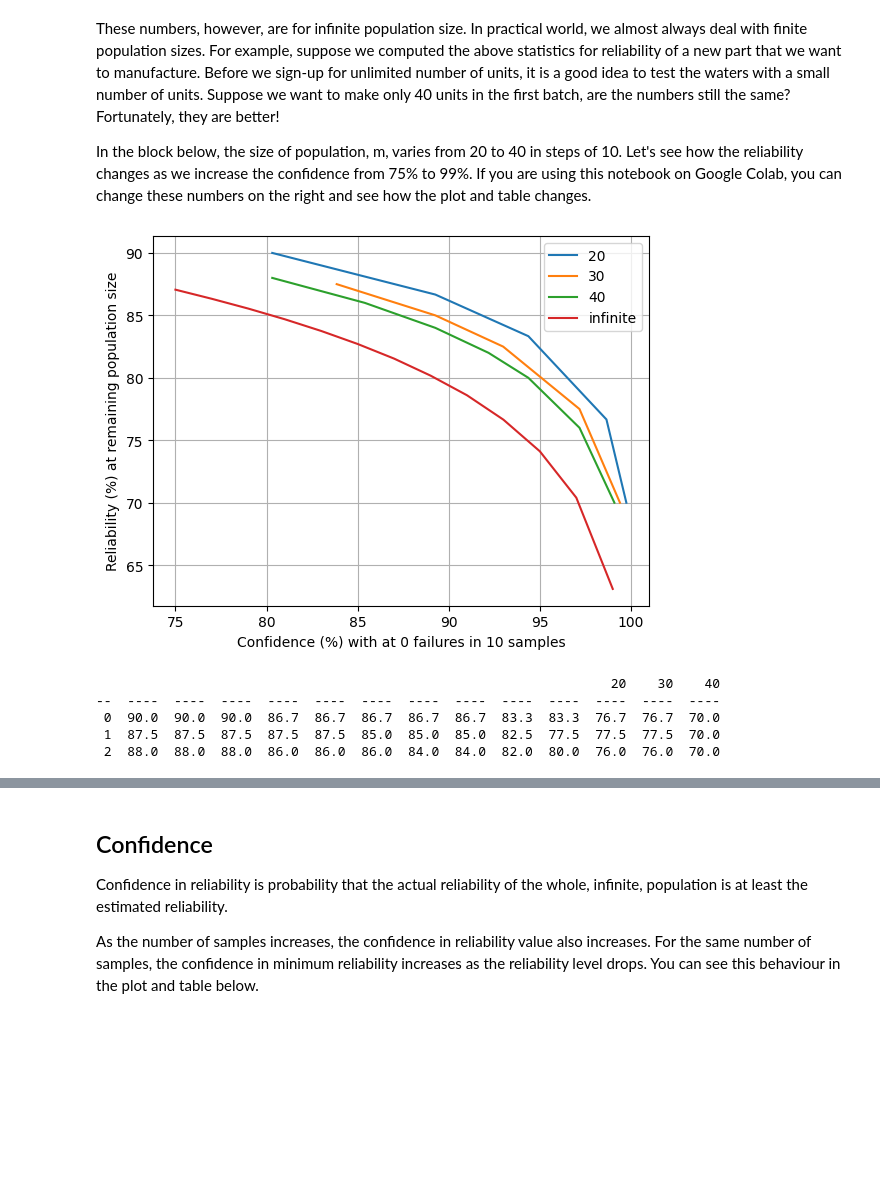
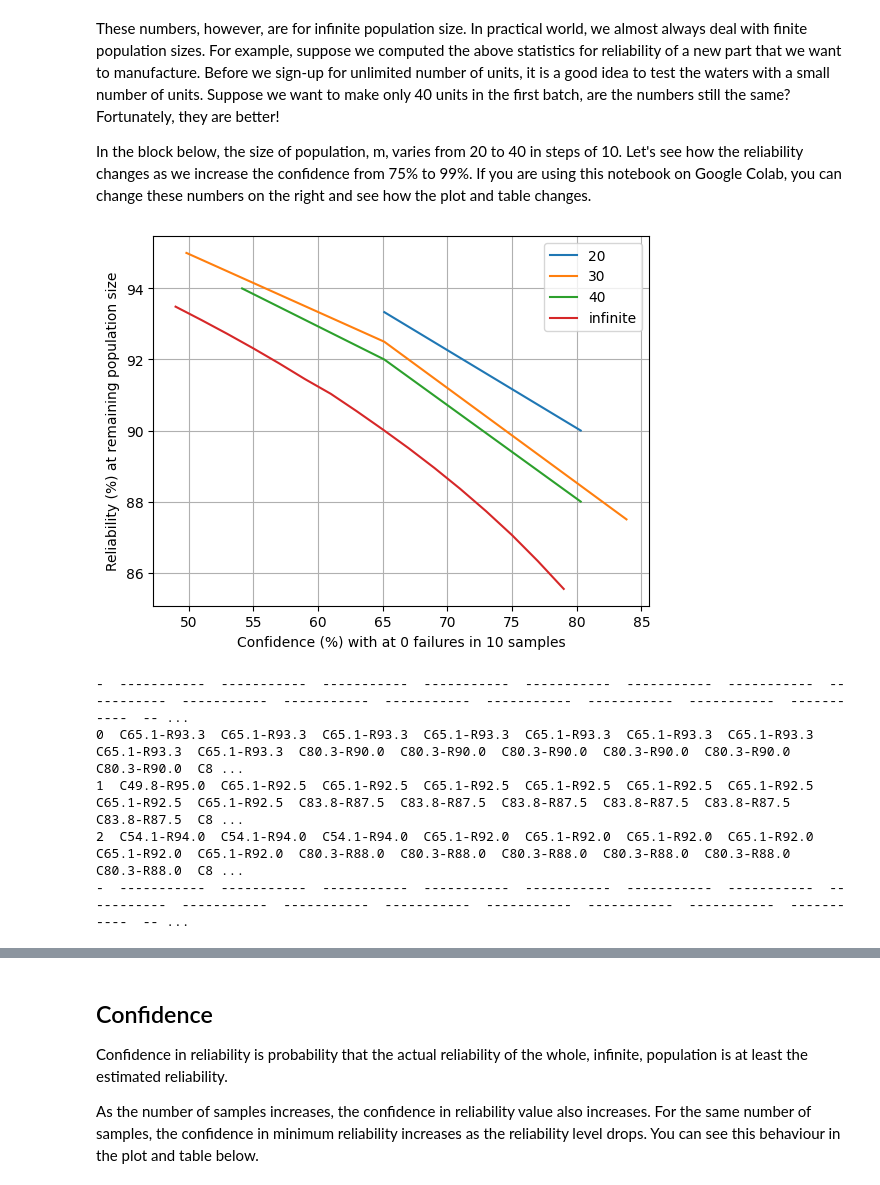
Before and after one commit to sanjaymjoshi/relistats_notebook, a Jupyter notebook: relistats_binomial_finite.ipynb, the cells around one changed output, grey strips where cells are left out. Cells and saved outputs as stored; diff of their text form; code cells hidden in the pictures; blank space fills up the shorter version.

```diff
--- a/relistats_binomial_finite.ipynb
+++ b/relistats_binomial_finite.ipynb
@@ -60,44 +60,45 @@ m_start = 20 #@param {type:"integer"}
 m_end = 40 #@param {type:"integer"}
 m_step = 10 #@param {type:"integer"}
 
-c_start = 75 #@param {type:"integer"}
-c_end = 99 #@param {type:"integer"}
+c_start = 49 #@param {type:"integer"}
+c_end = 79 #@param {type:"integer"}
 c_step = 2 #@param {type:"integer"}
 
 all_m = list(range(m_start, m_end+m_step, m_step))
 all_c = range(c_start, c_end+c_step, c_step)
 
-all_r = []
+all_rc = []
 
 for m in all_m:
   rr = []
   cc = []
   for c in all_c:
     r, c2 = reli_fin(n, f, c/100, m)
     cc.append(c2*100)
     rr.append(r*100)
+
   plot_label = m
   plt.plot(cc, rr, label=plot_label)
-  all_r.append(rr)
+  all_rc.append([f"C{c:.1f}-R{r:.1f}" for c, r in zip(cc,rr)])
 
 # Infinite samples
 rr_inf = [reliability(n,f,c/100)*100 for c in all_c]
 plt.plot(all_c, rr_inf, label="infinite")
 plt.ylabel('Reliability (%) at remaining population size')
 plt.xlabel(f'Confidence (%) with at {f} failures in {n} samples')
 plt.legend()
 plt.grid()
 plt.show()
 
 # Doesn't make sense to print table of confidence and reliability in this block
-# print(tabulate(all_r, headers=all_m, tablefmt=table_format, floatfmt=".1f", showindex="always"))
+print(tabulate(all_rc, tablefmt=table_format, floatfmt=".1f", showindex="always"))
 # %% [output]
-[figure, old version]
+[figure, new version]
-                                                                  20    30    40
---  ----  ----  ----  ----  ----  ----  ----  ----  ----  ----  ----  ----  ----
- 0  90.0  90.0  90.0  86.7  86.7  86.7  86.7  86.7  83.3  83.3  76.7  76.7  70.0
- 1  87.5  87.5  87.5  87.5  87.5  85.0  85.0  85.0  82.5  77.5  77.5  77.5  70.0
- 2  88.0  88.0  88.0  86.0  86.0  86.0  84.0  84.0  82.0  80.0  76.0  76.0  70.0
+-  -----------  -----------  -----------  -----------  -----------  -----------  -----------  -----------  -----------  -----------  -----------  -----------  -----------  -----------  -----------  -- ...
+0  C65.1-R93.3  C65.1-R93.3  C65.1-R93.3  C65.1-R93.3  C65.1-R93.3  C65.1-R93.3  C65.1-R93.3  C65.1-R93.3  C65.1-R93.3  C80.3-R90.0  C80.3-R90.0  C80.3-R90.0  C80.3-R90.0  C80.3-R90.0  C80.3-R90.0  C8 ...
+1  C49.8-R95.0  C65.1-R92.5  C65.1-R92.5  C65.1-R92.5  C65.1-R92.5  C65.1-R92.5  C65.1-R92.5  C65.1-R92.5  C65.1-R92.5  C83.8-R87.5  C83.8-R87.5  C83.8-R87.5  C83.8-R87.5  C83.8-R87.5  C83.8-R87.5  C8 ...
+2  C54.1-R94.0  C54.1-R94.0  C54.1-R94.0  C65.1-R92.0  C65.1-R92.0  C65.1-R92.0  C65.1-R92.0  C65.1-R92.0  C65.1-R92.0  C80.3-R88.0  C80.3-R88.0  C80.3-R88.0  C80.3-R88.0  C80.3-R88.0  C80.3-R88.0  C8 ...
+-  -----------  -----------  -----------  -----------  -----------  -----------  -----------  -----------  -----------  -----------  -----------  -----------  -----------  -----------  -----------  -- ...
 # %%
 #@title Confidence computations { vertical-output: true }
 n = 10 #@param {type:"integer"}
```
Also changed, not shown: parts of 1 cell of this notebook.
